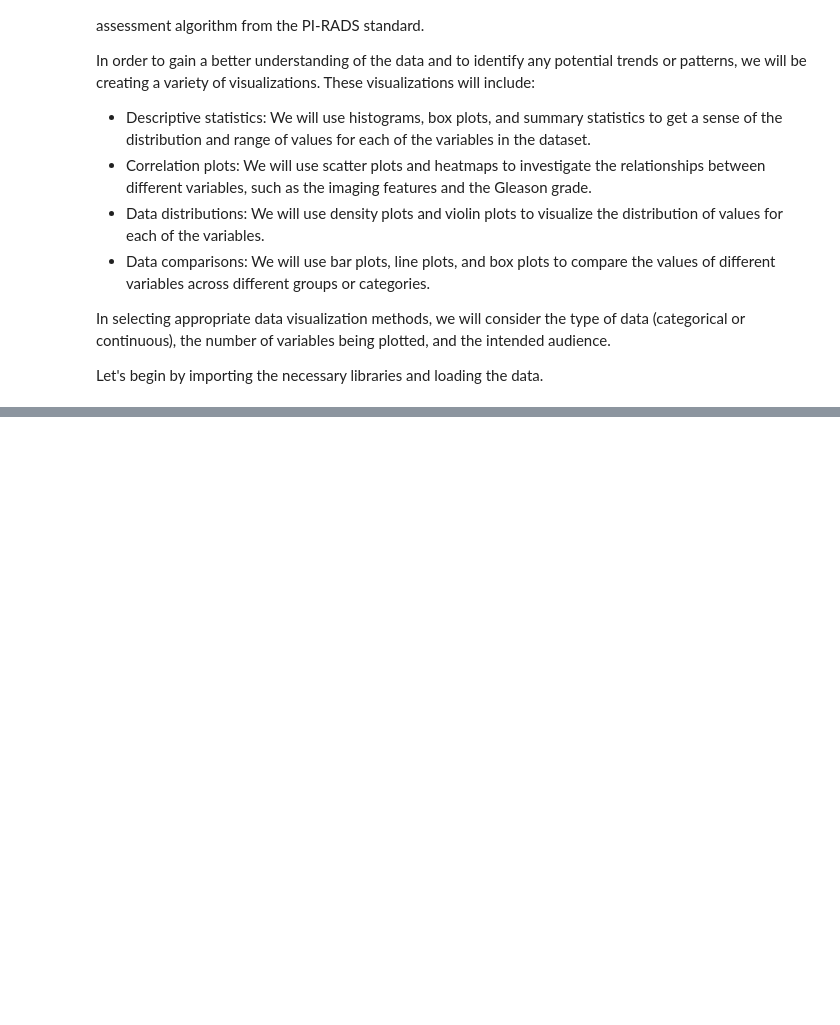
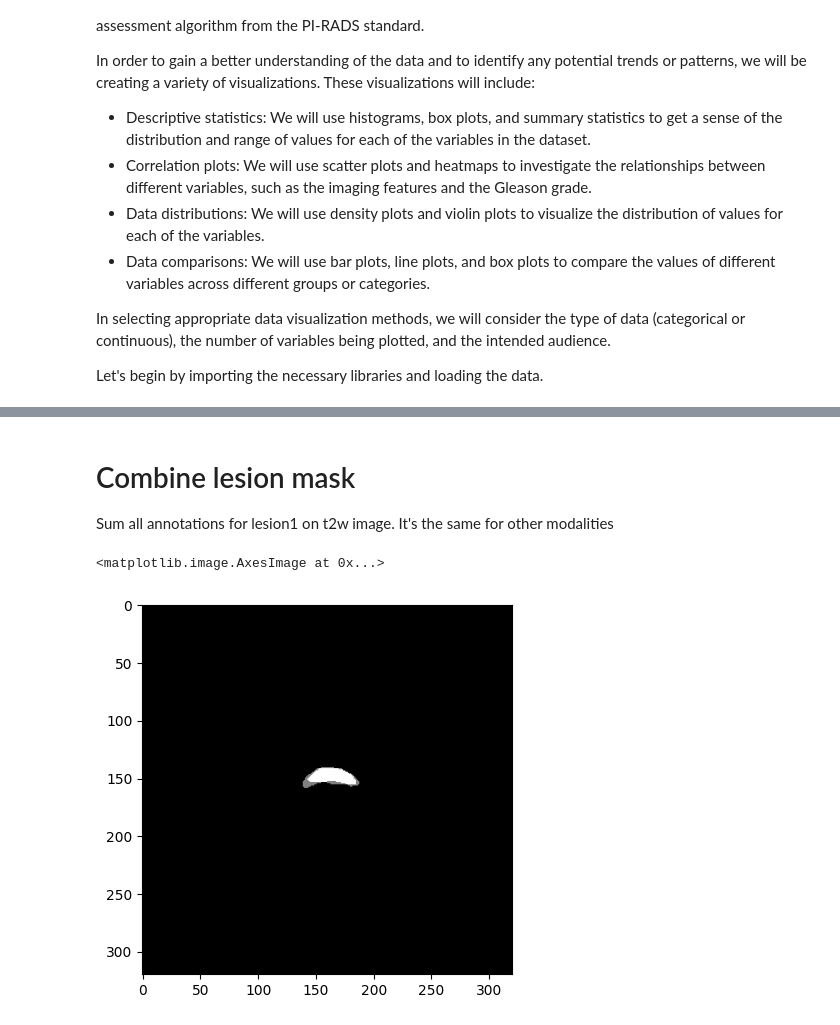
Before and after one commit to piotrsobecki/ai4ar-radiomics, a Jupyter notebook: book/data.ipynb, the cells around one changed output, grey strips where cells are left out. Cells and saved outputs as stored; diff of their text form; code cells hidden in the pictures; blank space fills up the shorter version.

```diff
--- a/book/data.ipynb
+++ b/book/data.ipynb
@@ -67,0 +83,14 @@ ai4ar.visualize_case(case)
+# %% [markdown]
+# Combine lesion mask
+
+Sum all annotations for lesion1 on t2w image. It's the same for other modalities
+# %%
+import matplotlib.pyplot as plt
+
+combined_t2w_mask = case.image('lesion_labels/lesion1/t2w', combine=True)
+
+# Visualize the combined mask
+plt.imshow(combined_t2w_mask[ai4ar.select_slice(combined_t2w_mask)], cmap='gray')
+# %% [output]
+<matplotlib.image.AxesImage at 0x...>
+[figure, added]
```
Also changed, not shown: parts of 14 cells of this notebook.
